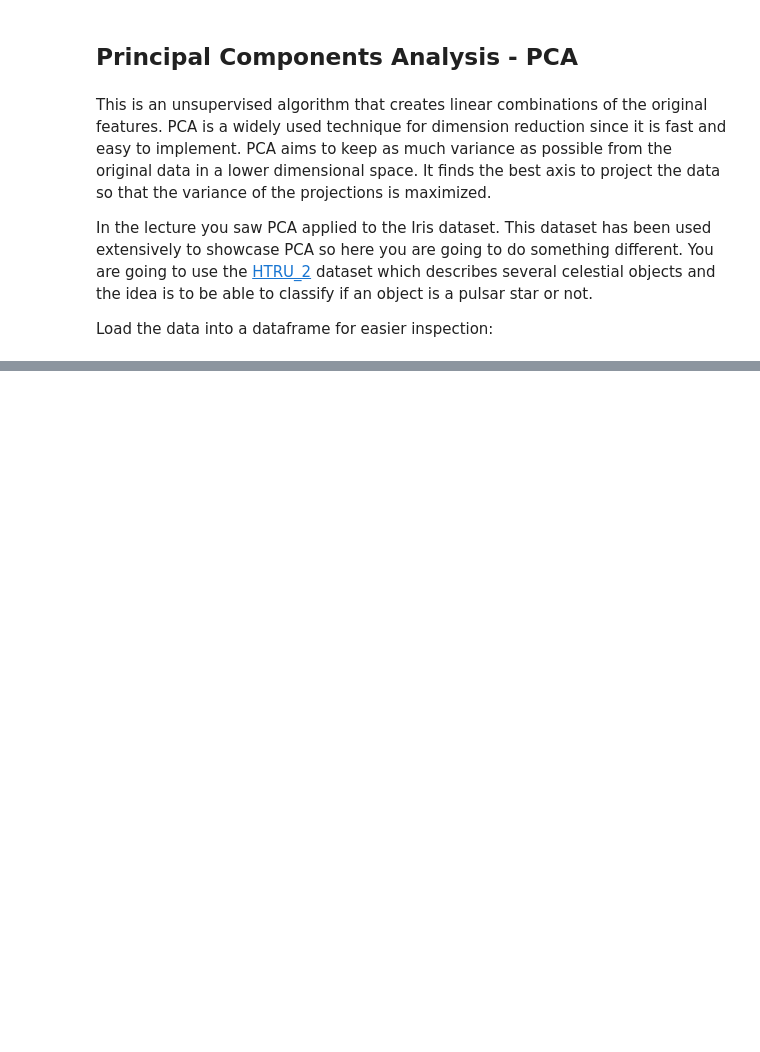
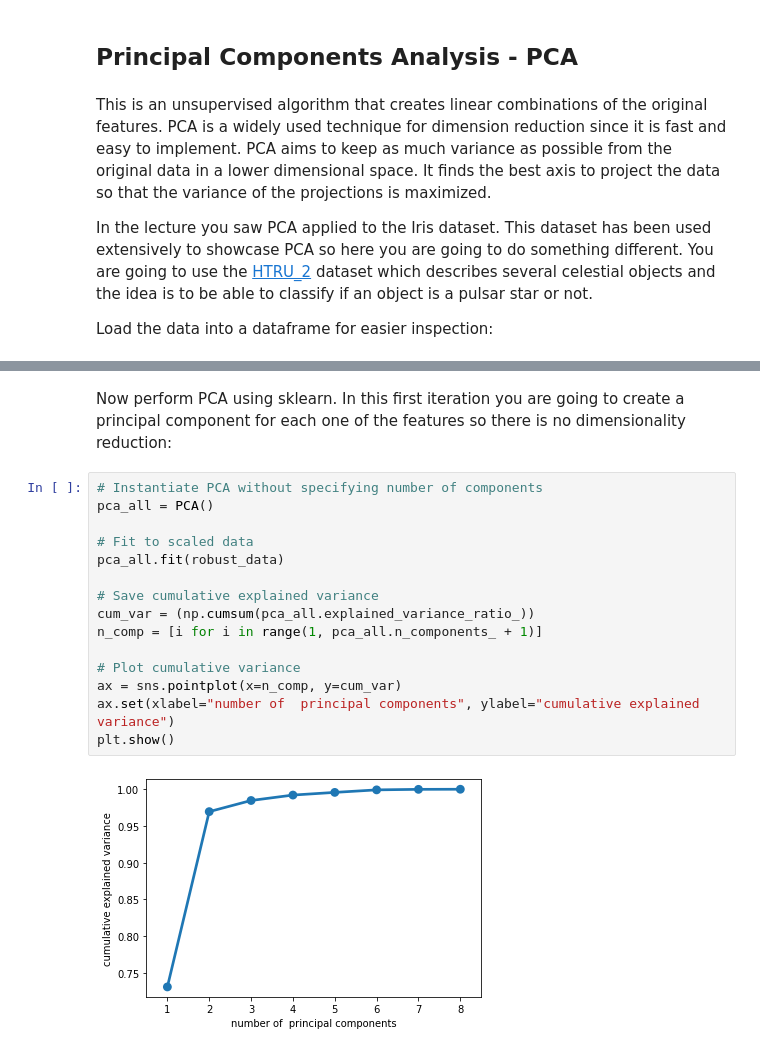
Before and after one commit to rahiakela/mlops-research-and-practice, a Jupyter notebook: MLOps-Specialization/course-3-machine-learning-modeling-pipelines-in-production/week-2-model-resource-management-techniques/02_algorithmic_dimensionality_reduction.ipynb, the cells around one changed output, grey strips where cells are left out. Drawn from its saved outputs; the diff is of its cells as text; blank space fills up the shorter version.

```diff
--- a/MLOps-Specialization/course-3-machine-learning-modeling-pipelines-in-production/week-2-model-resource-management-techniques/02_algorithmic_dimensionality_reduction.ipynb
+++ b/MLOps-Specialization/course-3-machine-learning-modeling-pipelines-in-production/week-2-model-resource-management-techniques/02_algorithmic_dimensionality_reduction.ipynb
@@ -57,0 +124,19 @@ Load the data into a dataframe for easier inspection:
+# %% [markdown]
+Now perform PCA using sklearn. In this first iteration you are going to create a principal component for each one of the features so there is no dimensionality reduction:
+# %%
+# Instantiate PCA without specifying number of components
+pca_all = PCA()
+
+# Fit to scaled data
+pca_all.fit(robust_data)
+
+# Save cumulative explained variance
+cum_var = (np.cumsum(pca_all.explained_variance_ratio_))
+n_comp = [i for i in range(1, pca_all.n_components_ + 1)]
+
+# Plot cumulative variance
+ax = sns.pointplot(x=n_comp, y=cum_var)
+ax.set(xlabel="number of  principal components", ylabel="cumulative explained variance")
+plt.show()
+# %% [output]
+[figure, added]
```
Also changed, not shown: parts of 16 cells of this notebook.
